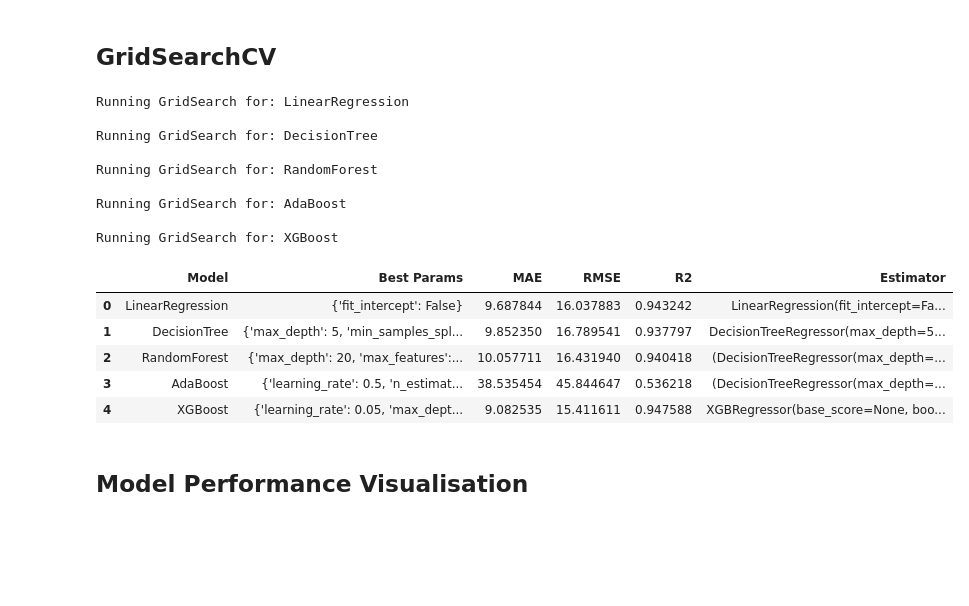
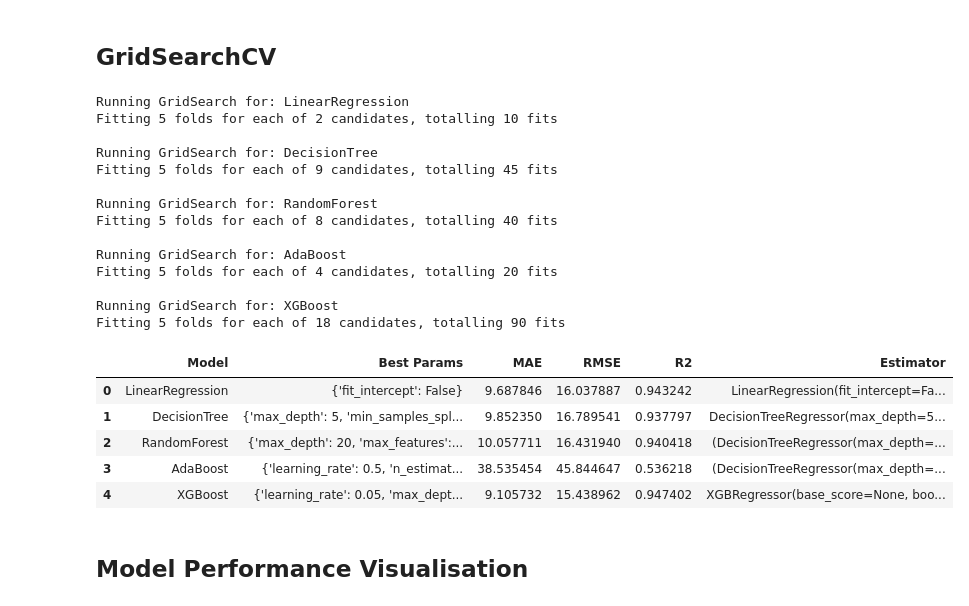
Before and after one commit to RSE1982/beijing-air-quality, a Jupyter notebook: notebooks/11_regression_hyperparameters.ipynb, the cells around one changed output. Saved outputs shown, nothing was run; the diff lists cells and outputs as text; code cells hidden in the pictures; blank space fills up the shorter version.

Commit message:
fix: update XGBoost to latest version and rerun notebooks 11 and 12

```diff
--- a/notebooks/11_regression_hyperparameters.ipynb
+++ b/notebooks/11_regression_hyperparameters.ipynb
@@ -330,7 +333,8 @@ models_and_grids = {
             objective="reg:squarederror", # objective function for regression
             eval_metric="rmse", # evaluation metric
             random_state=42, # random seed for reproducibility
-            n_estimators=200 # number of boosting rounds
+            n_estimators=200, # number of boosting rounds
+            enable_categorical=False # disable native categorical handling
         ),
         "params": {
             "max_depth": [4, 6, 8], # maximum depth of a tree
@@ -356,43 +360,55 @@ for name, cfg in models_and_grids.items():
         param_grid=cfg["params"], # hyperparameter grid
         scoring="neg_mean_squared_error", # evaluation metric
         refit=True, # refit best model
-        error_score="raise", # raise error on failure
         cv=tscv, # cross-validation strategy
         n_jobs=-1, # use all available cores
-        verbose=0 # verbosity level
+        verbose=1 # verbosity level
     ) # Initialize GridSearchCV
 
-    grid.fit(X_train.values, y_train.values) # Fit grid search
+    # Fit grid search
+    with warnings.catch_warnings():
+        warnings.simplefilter("ignore", category=FutureWarning) # ignore FutureWarnings
+        grid.fit(X_train, y_train) # Fit grid search
+
     best_model = grid.best_estimator_ # Get best model
-    preds = best_model.predict(X_test.values) # Make predictions on test set
+
+    # Make predictions on test set
+    with warnings.catch_warnings():
+        warnings.simplefilter("ignore", category=FutureWarning) # ignore FutureWarnings
+        preds = best_model.predict(X_test) #
 
     results.append({
         "Model": name,
         "Best Params": grid.best_params_, # Store best hyperparameters
         "MAE": mean_absolute_error(y_test, preds), # Mean Absolute Error
-        "RMSE": mean_squared_error(y_test, preds, squared=False), # Root Mean Squared Error
+        "RMSE": root_mean_squared_error(y_test, preds), # Root Mean Squared Error
         "R2": r2_score(y_test, preds), # R-squared
         "Estimator": best_model # Best estimator
     }) # Store results
 
 results_df = pd.DataFrame(results) # Convert results to DataFrame
 results_df  # Display results DataFrame
 # %% [output]
 Running GridSearch for: LinearRegression
+Fitting 5 folds for each of 2 candidates, totalling 10 fits
 
 Running GridSearch for: DecisionTree
+Fitting 5 folds for each of 9 candidates, totalling 45 fits
 
 Running GridSearch for: RandomForest
+Fitting 5 folds for each of 8 candidates, totalling 40 fits
 
 Running GridSearch for: AdaBoost
+Fitting 5 folds for each of 4 candidates, totalling 20 fits
 
 Running GridSearch for: XGBoost
+Fitting 5 folds for each of 18 candidates, totalling 90 fits
 |  | Model | Best Params | MAE | RMSE | R2 | Estimator |
-| 0 | LinearRegression | {'fit_intercept': False} | 9.687844 | 16.037883 | 0.943242 | LinearRegression(fit_intercept=Fa... |
+| 0 | LinearRegression | {'fit_intercept': False} | 9.687846 | 16.037887 | 0.943242 | LinearRegression(fit_intercept=Fa... |
 | 1 | DecisionTree | {'max_depth': 5, 'min_samples_spl... | 9.852350 | 16.789541 | 0.937797 | DecisionTreeRegressor(max_depth=5... |
 | 2 | RandomForest | {'max_depth': 20, 'max_features':... | 10.057711 | 16.431940 | 0.940418 | (DecisionTreeRegressor(max_depth=... |
 | 3 | AdaBoost | {'learning_rate': 0.5, 'n_estimat... | 38.535454 | 45.844647 | 0.536218 | (DecisionTreeRegressor(max_depth=... |
-| 4 | XGBoost | {'learning_rate': 0.05, 'max_dept... | 9.082535 | 15.411611 | 0.947588 | XGBRegressor(base_score=None, boo... |
+| 4 | XGBoost | {'learning_rate': 0.05, 'max_dept... | 9.105732 | 15.438962 | 0.947402 | XGBRegressor(base_score=None, boo... |
 # %% [markdown]
 ## Model Performance Visualisation
 # %% [markdown]
```
Also changed, not shown: parts of 9 cells of this notebook, 27 other files.
